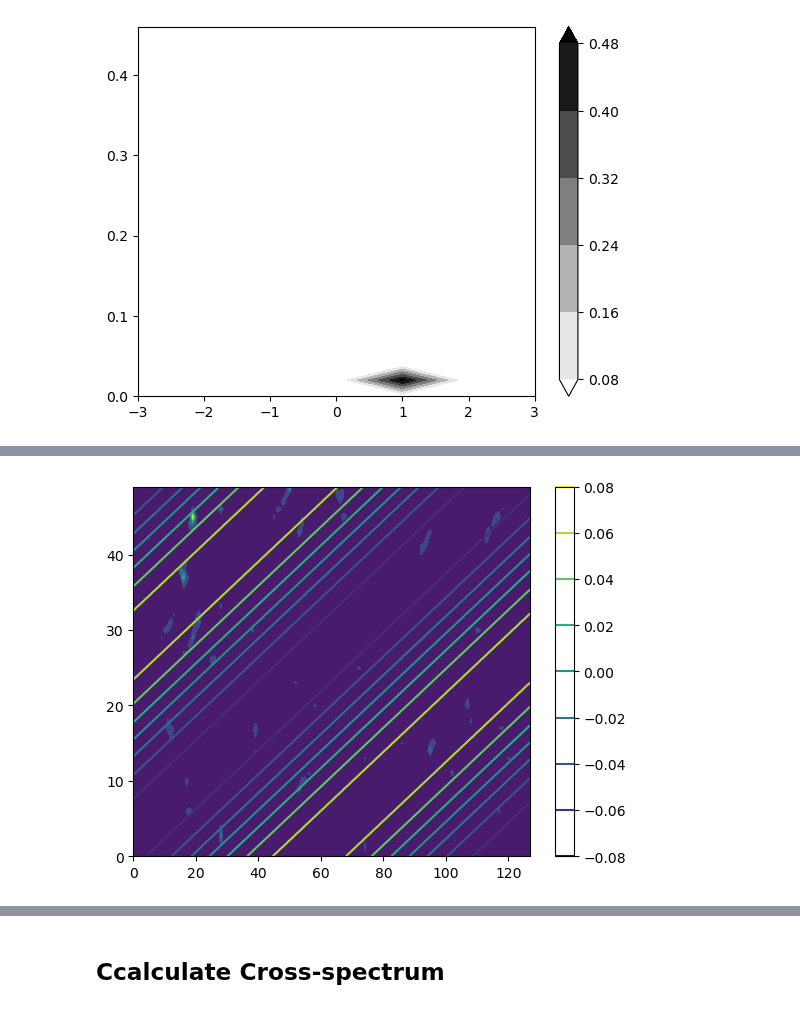
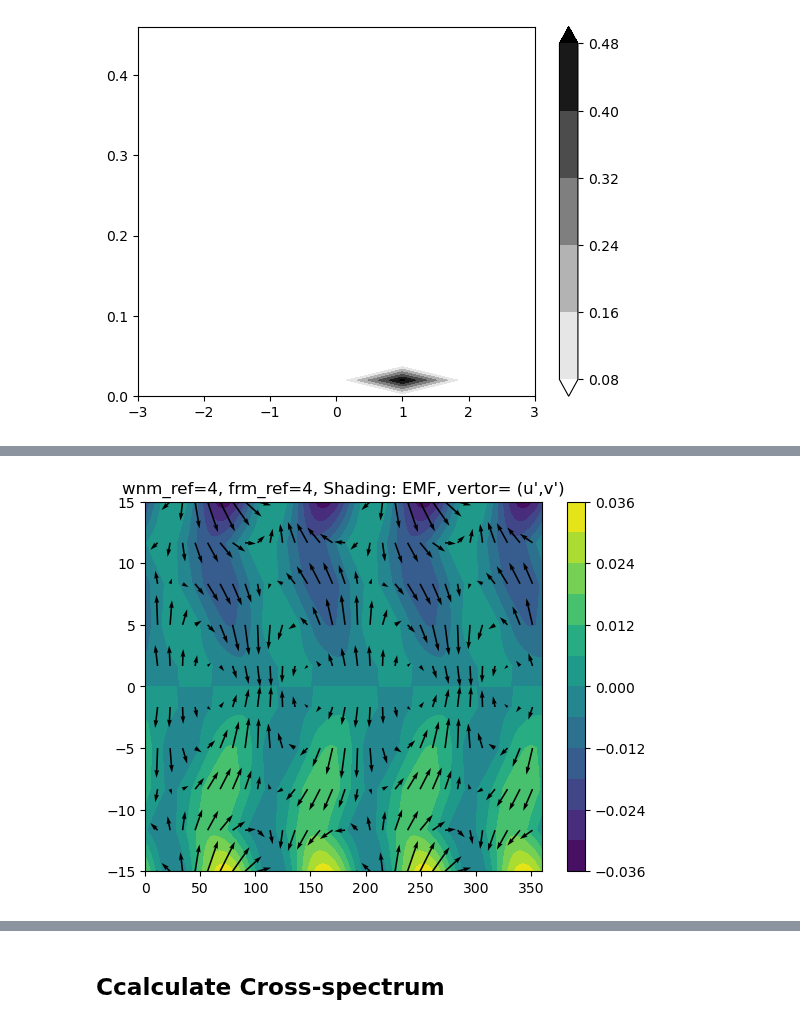
Before and after one commit to PeterChang1023/Moist_Dycore, a Jupyter notebook: IdealizeSpetral.jl/exp/HSt42/Jo_Jo_Dycore_Master_4.ipynb, the cells around one changed output, grey strips where cells are left out. Cells and saved outputs as stored; diff of their text form; code cells hidden in the pictures.

Commit message:
Add dmdy dot EOF1 and visualize

```diff
--- a/IdealizeSpetral.jl/exp/HSt42/Jo_Jo_Dycore_Master_4.ipynb
+++ b/IdealizeSpetral.jl/exp/HSt42/Jo_Jo_Dycore_Master_4.ipynb
@@ -299,6 +299,22 @@ dim_chunk, dim_time, dim_lat, dim_lon      = prec_daily_chunk.shape
 
 # testing
 A_kw, B_kw, a_kw, b_kw = FFT2D(prec_daily_chunk[0,:,0,:],dim_time,dim_lon)
+##################################################################################
+u_daily             = average_every_n_steps(var["u"][:,:,:],4)   # making daily data
+u_daily_chunk       = split_with_overlap(u_daily,50)             # 50-day window as the chunk size
+print("dimension of prec_daily_chunk is"+str(u_daily_chunk.shape))
+dim_chunk, dim_time, dim_lat, dim_lon      = u_daily_chunk.shape
+
+# testing
+A_kw, B_kw, a_kw, b_kw = FFT2D(u_daily_chunk[0,:,0,:],dim_time,dim_lon)
+##################################################################################
+v_daily             = average_every_n_steps(var["v"][:,:,:],4)   # making daily data
+v_daily_chunk       = split_with_overlap(v_daily,50)             # 50-day window as the chunk size
+print("dimension of prec_daily_chunk is"+str(v_daily_chunk.shape))
+dim_chunk, dim_time, dim_lat, dim_lon      = v_daily_chunk.shape
+
+# testing
+A_kw, B_kw, a_kw, b_kw = FFT2D(v_daily_chunk[0,:,0,:],dim_time,dim_lon)
 # %% [output]
 dimension of prec_daily_chunk is(779, 50, 64, 128)
 pass dimension check
@@ -423,9 +443,9 @@ pass dimension check
 [figure]
 [figure]
 # %%
-tmp_s  = prec_daily_chunk[i,:,lat_cond.min():32,:][:,::-1,:]
-tmp_n  = prec_daily_chunk[i,:,32:lat_cond.max(),:]
-
+# Prec
+tmp_s  = prec_daily_chunk[0,:,lat_cond.min():32,:][:,::-1,:]
+tmp_n  = prec_daily_chunk[0,:,32:lat_cond.max()+1,:]
 # OLNY for U and P !!!
 # find symmetric u(time, y, x) -> then fft -> do u' (time, y, x)
 # 1. tmp_mean = (tmp_n - tmp_s) /2 # (time, 1, x)
@@ -436,7 +456,7 @@ tmp_n  = prec_daily_chunk[i,:,32:lat_cond.max(),:]
 
 tmp_mean = (tmp_s + tmp_n) /2
 
-tmp_filter = space_time_recon(tmp_mean,wnm_ref=1,frm_ref=1,direction='east')
+tmp_filter = space_time_recon(tmp_mean, wnm_ref=1, frm_ref=1, direction='east')
 tmp_filter_s = tmp_filter/2
 tmp_filter_n = tmp_filter/2 # == u'(time, (32-27), x)
 """
@@ -444,8 +464,34 @@ tmp_filter_n = tmp_filter/2 # == u'(time, (32-27), x)
 # TODO: 1. first test wnm_ref=2,frm_ref=2 -> quiver(u', v')
 # TODO: 2. for loop all over y -> u' (time, y, x)!!!
 """
-print(tmp_filter_n.shape)
 ##################################################################################
+# u
+# OLNY for U and P !!!
+# find symmetric u(time, y, x) -> then fft -> do u' (time, y, x)
+# 1. tmp_mean = (tmp_n - tmp_s) /2 # (time, 1, x)
+# 2. tmp_filter = space_time_recon(tmp_mean,wnm_ref=1,frm_ref=1,direction='east')
+# 3.
+# tmp_filter_s = tmp_filter/2
+# tmp_filter_n = tmp_filter/2
+
+u_tmp_s  = u_daily_chunk[0,:,lat_cond.min():32,:][:,::-1,:]
+u_tmp_n  = u_daily_chunk[0,:,32:lat_cond.max()+1,:]
+print(u_tmp_s.shape, u_tmp_n.shape)
+
+
+u_tmp_mean = (u_tmp_s + u_tmp_n) /2
+
+u_tmp_filter = space_time_recon(u_tmp_mean, wnm_ref=2, frm_ref=2, direction='east')
+u_tmp_filter_s = u_tmp_filter/2
+u_tmp_filter_n = u_tmp_filter/2 # == u'(time, (32-27), x)
+"""
+# 11/23
+# TODO: 1. first test wnm_ref=2,frm_ref=2 -> quiver(u', v')
+# TODO: 2. for loop all over y -> u' (time, y, x)!!!
+"""
+##################################################################################
+##################################################################################
+# v
 # OLNY for V and vor !!!
 # find symmetric v(time, y, x) -> then fft -> do v' (time, y, x)
 # 1. tmp_mean = (tmp_n - tmp_s) /2 # (time, 1, x)
@@ -453,10 +499,41 @@ print(tmp_filter_n.shape)
 # 3.
 # tmp_filter_s = -tmp_filter/2
 # tmp_filter_n = tmp_filter/2
+v_tmp_s  = v_daily_chunk[0,:,lat_cond.min():32,:][:,::-1,:]
+v_tmp_n  = v_daily_chunk[0,:,32:lat_cond.max()+1,:]
+
+v_tmp_mean = (v_tmp_s + v_tmp_n) /2
+
+v_tmp_filter = space_time_recon(v_tmp_mean, wnm_ref=2, frm_ref=2, direction='east')
+v_tmp_filter_s = -v_tmp_filter/2
+v_tmp_filter_n = v_tmp_filter/2 # == v'(time, (32-27), x)
+
+
+EMF_s = u_tmp_filter_s * v_tmp_filter_s
+EMF_n = u_tmp_filter_n * v_tmp_filter_n
+# print(EMF_s.shape)
+EMF_global          = np.append(EMF_s[:,::-1], EMF_n, axis=1)
+u_tmp_filter_global = np.append(u_tmp_filter_s[:,::-1], u_tmp_filter_n, axis=1)
+v_tmp_filter_global = np.append(v_tmp_filter_s[:,::-1], v_tmp_filter_n, axis=1)
+
+x = np.linspace(0,360,128)
+y = np.linspace(-15,15,10)
+xx, yy = np.meshgrid(x,y)
+plt.figure()
+idx = 1
+idy = 4
+
+cs=plt.contourf(xx, yy, EMF_global[0], levels=11)
+# plt.quiver(xx[::idx, ::idy], yy[::idx, ::idy], u_normalized, v_normalized,
+#            color="black", scale_units='xy', angles='xy', width=4e-3, scale=250E-3)
+plt.quiver(xx[::idx, ::idy], yy[::idx, ::idy], u_tmp_filter_global[0][::idx, ::idy], v_tmp_filter_global[0][::idx, ::idy]
+           ,color="black", scale_units='xy', angles='xy', width=4e-3, scale=32E-3)
+# cs=plt.contour(np.squeeze(tmp_filter))
+plt.colorbar(cs)
+plt.title("wnm_ref=4, frm_ref=4, Shading: EMF, vertor= (u',v')")
 
 
 plt.figure()
-cs=plt.contourf(tmp_mean)
-cs=plt.contour(np.squeeze(tmp_filter))
-plt.colorbar(cs)
+plt.title("u[0,5,:], wnm_ref=4, frm_ref=4")
+plt.plot(x, u_tmp_filter_global[0,5,:])
 # %% [output]
@@ -475 +542 @@ plt.colorbar(cs)
-[figure, old version]
+[figure, new version]
```
Also changed, not shown: parts of 26 cells of this notebook.
